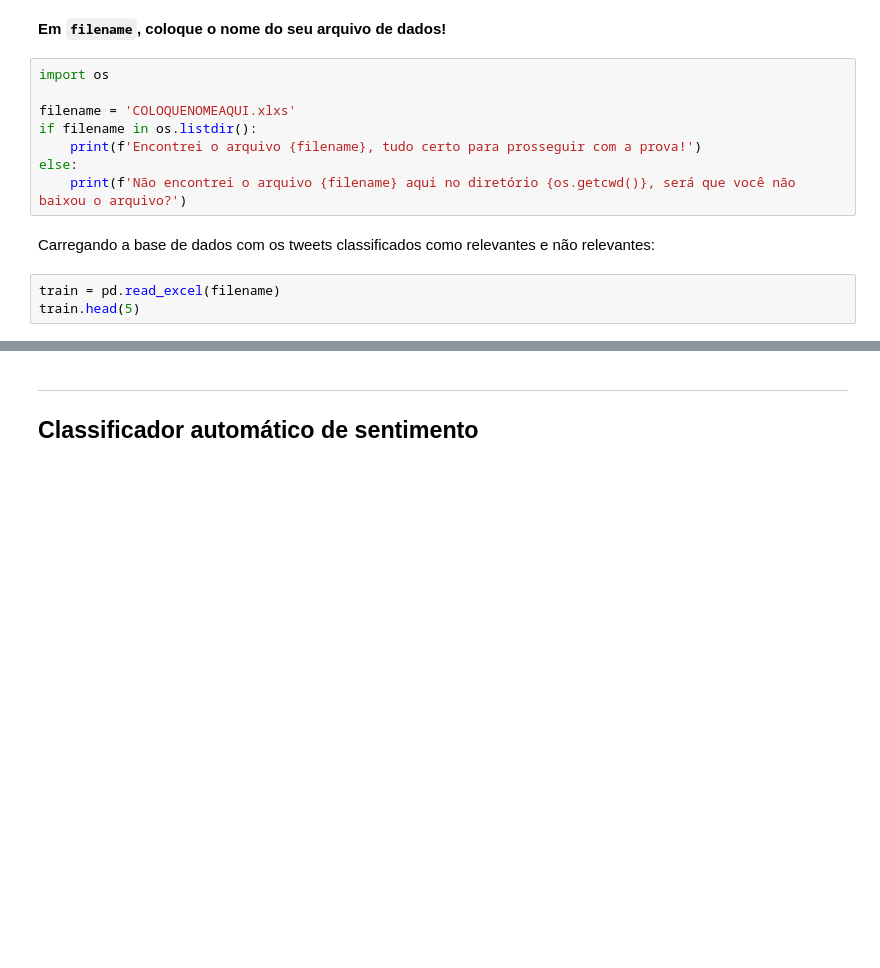
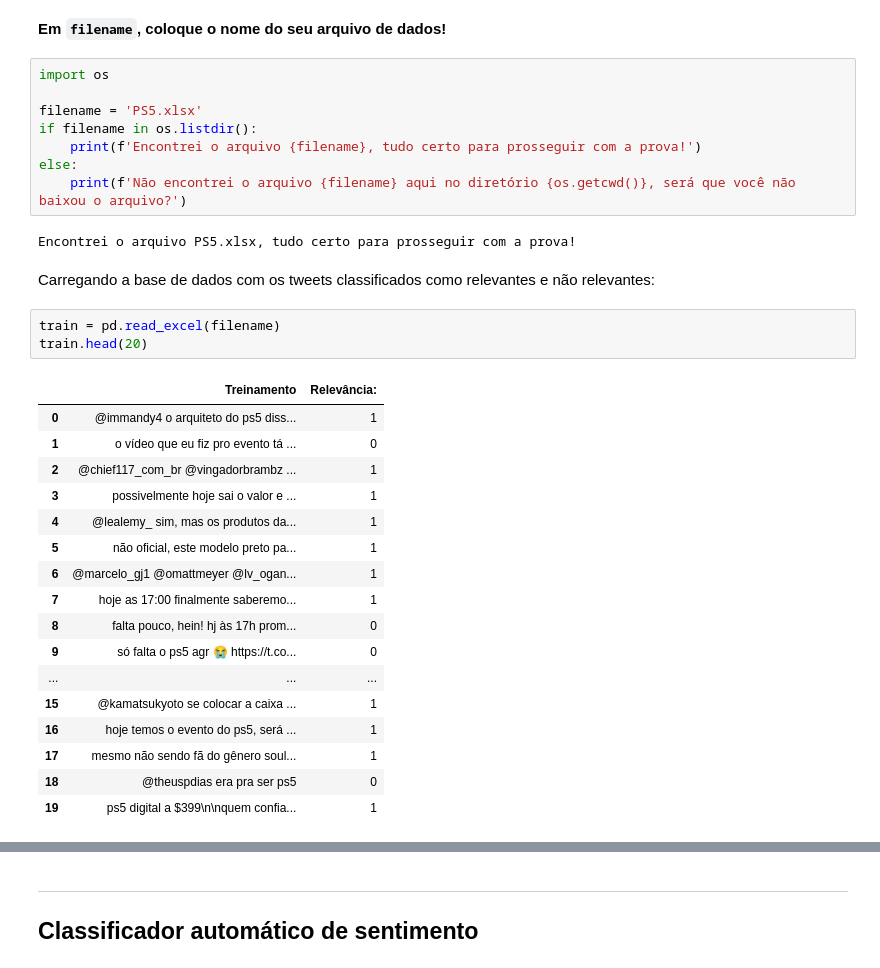
Before and after one commit to arthurchieppe/P1-Ciencia-dos-Dados, a Jupyter notebook: Projeto1_Classificador_layout.ipynb, the cells around one changed output, grey strips where cells are left out. Drawn from its saved outputs; the diff is of its cells as text; blank space fills up the shorter version.

```diff
--- a/Projeto1_Classificador_layout.ipynb
+++ b/Projeto1_Classificador_layout.ipynb
@@ -20,16 +20,36 @@ import os
 # %%
 import os
 
-filename = 'COLOQUENOMEAQUI.xlxs'
+filename = 'PS5.xlsx'
 if filename in os.listdir():
     print(f'Encontrei o arquivo {filename}, tudo certo para prosseguir com a prova!')
 else:
     print(f'Não encontrei o arquivo {filename} aqui no diretório {os.getcwd()}, será que você não baixou o arquivo?')
+# %% [output]
+Encontrei o arquivo PS5.xlsx, tudo certo para prosseguir com a prova!
 # %% [markdown]
 Carregando a base de dados com os tweets classificados como relevantes e não relevantes:
 # %%
 train = pd.read_excel(filename)
-train.head(5)
+train.head(20)
+# %% [output]
+|  | Treinamento | Relevância: |
+| 0 | @immandy4 o arquiteto do ps5 diss... | 1 |
+| 1 | o vídeo que eu fiz pro evento tá ... | 0 |
+| 2 | @chief117_com_br @vingadorbrambz ... | 1 |
+| 3 | possivelmente hoje sai o valor e ... | 1 |
+| 4 | @lealemy_ sim, mas os produtos da... | 1 |
+| 5 | não oficial, este modelo preto pa... | 1 |
+| 6 | @marcelo_gj1 @omattmeyer @lv_ogan... | 1 |
+| 7 | hoje as 17:00 finalmente saberemo... | 1 |
+| 8 | falta pouco, hein! hj às 17h prom... | 0 |
+| 9 | só falta o ps5 agr 😭 https://t.co... | 0 |
+| ... | ... | ... |
+| 15 | @kamatsukyoto se colocar a caixa ... | 1 |
+| 16 | hoje temos o evento do ps5, será ... | 1 |
+| 17 | mesmo não sendo fã do gênero soul... | 1 |
+| 18 | @theuspdias era pra ser ps5 | 0 |
+| 19 | ps5 digital a $399\n\nquem confia... | 1 |
 # %%
 test = pd.read_excel(filename, sheet_name = 'Teste')
 test.head(5)
```
Also changed, not shown: parts of 5 cells of this notebook, 1 other file.
